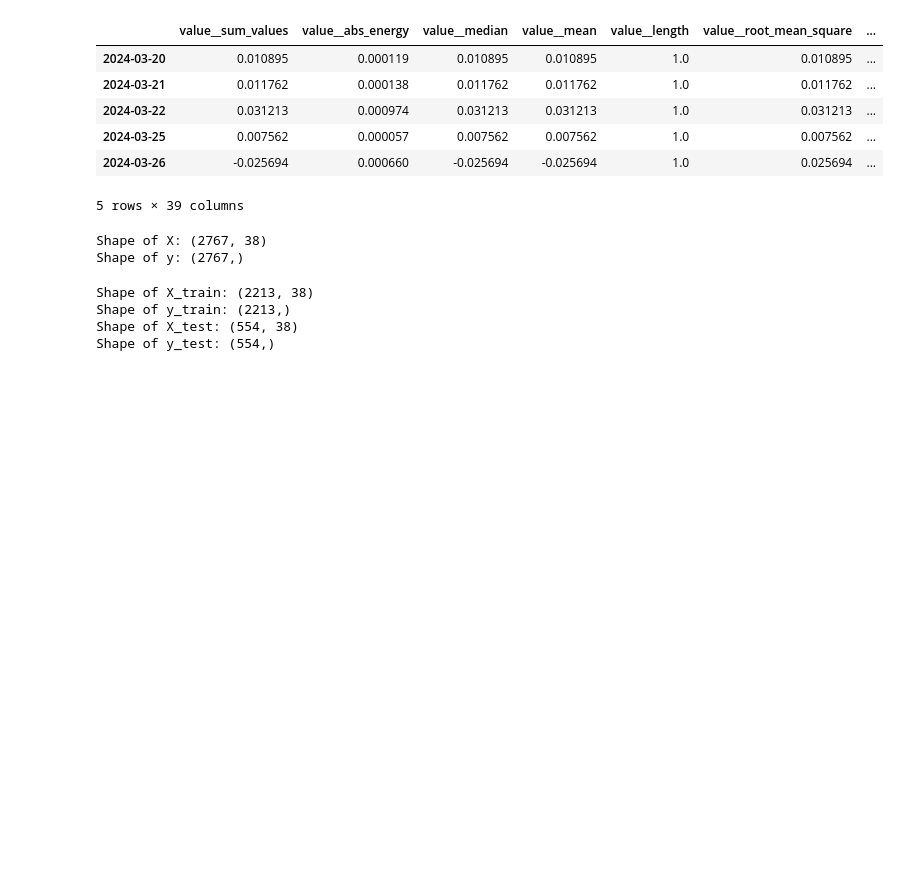
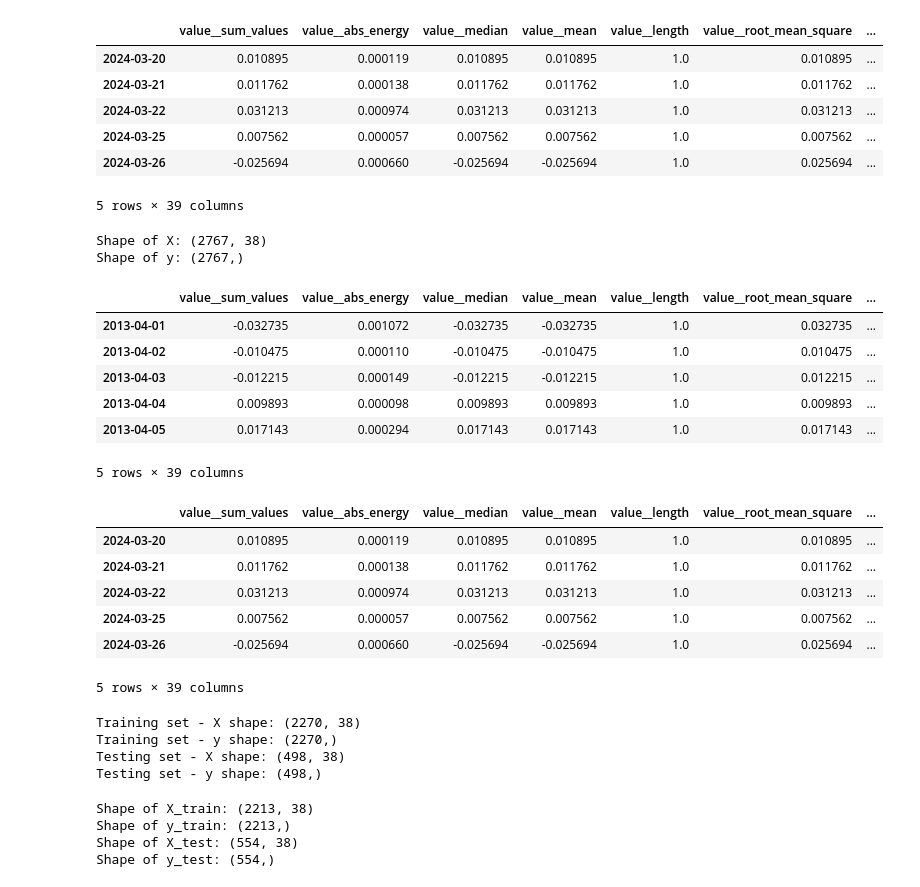
Before and after one commit to SAG-GithubApprentice/Project_2, a Jupyter notebook: Prophet_Predictions/NVidia_Prediction_B.ipynb, the cells around one changed output. Saved outputs shown, nothing was run; the diff lists cells and outputs as text; code cells hidden in the pictures; blank space fills up the shorter version.

```diff
--- a/Prophet_Predictions/NVidia_Prediction_B.ipynb
+++ b/Prophet_Predictions/NVidia_Prediction_B.ipynb
@@ -423,4 +423,43 @@ print("Shape of y:", y.shape)
 # %% [output]
 Shape of X: (2767, 38)
 Shape of y: (2767,)
+# %%
+display(final_df.head())
+display(final_df.tail())
+# %% [output]
+|  | value__sum_values | value__abs_energy | value__median | value__mean | value__length | value__root_mean_square | ... |
+| 2013-04-01 | -0.032735 | 0.001072 | -0.032735 | -0.032735 | 1.0 | 0.032735 | ... |
+| 2013-04-02 | -0.010475 | 0.000110 | -0.010475 | -0.010475 | 1.0 | 0.010475 | ... |
+| 2013-04-03 | -0.012215 | 0.000149 | -0.012215 | -0.012215 | 1.0 | 0.012215 | ... |
+| 2013-04-04 | 0.009893 | 0.000098 | 0.009893 | 0.009893 | 1.0 | 0.009893 | ... |
+| 2013-04-05 | 0.017143 | 0.000294 | 0.017143 | 0.017143 | 1.0 | 0.017143 | ... |
+5 rows × 39 columns
+|  | value__sum_values | value__abs_energy | value__median | value__mean | value__length | value__root_mean_square | ... |
+| 2024-03-20 | 0.010895 | 0.000119 | 0.010895 | 0.010895 | 1.0 | 0.010895 | ... |
+| 2024-03-21 | 0.011762 | 0.000138 | 0.011762 | 0.011762 | 1.0 | 0.011762 | ... |
+| 2024-03-22 | 0.031213 | 0.000974 | 0.031213 | 0.031213 | 1.0 | 0.031213 | ... |
+| 2024-03-25 | 0.007562 | 0.000057 | 0.007562 | 0.007562 | 1.0 | 0.007562 | ... |
+| 2024-03-26 | -0.025694 | 0.000660 | -0.025694 | -0.025694 | 1.0 | 0.025694 | ... |
+5 rows × 39 columns
+# %%
+# Specify the date for splitting
+split_date = '2022-04-01'  # Replace 'date' with your chosen date
+
+# Split the data into training and testing sets chronologically
+X_train = X.loc[:split_date]
+X_test = X.loc[split_date:]
+
+y_train = y.loc[:split_date]
+y_test = y.loc[split_date:]
+
+# Display the shapes of the training and testing sets
+print("Training set - X shape:", X_train.shape)
+print("Training set - y shape:", y_train.shape)
+print("Testing set - X shape:", X_test.shape)
+print("Testing set - y shape:", y_test.shape)
+# %% [output]
+Training set - X shape: (2270, 38)
+Training set - y shape: (2270,)
+Testing set - X shape: (498, 38)
+Testing set - y shape: (498,)
 # %%
```
Also changed, not shown: parts of 13 cells of this notebook, 1 other file.
